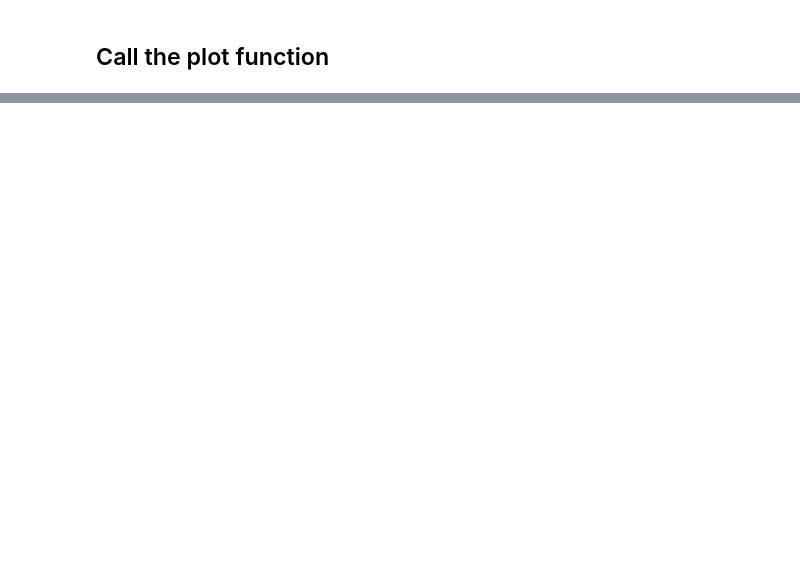
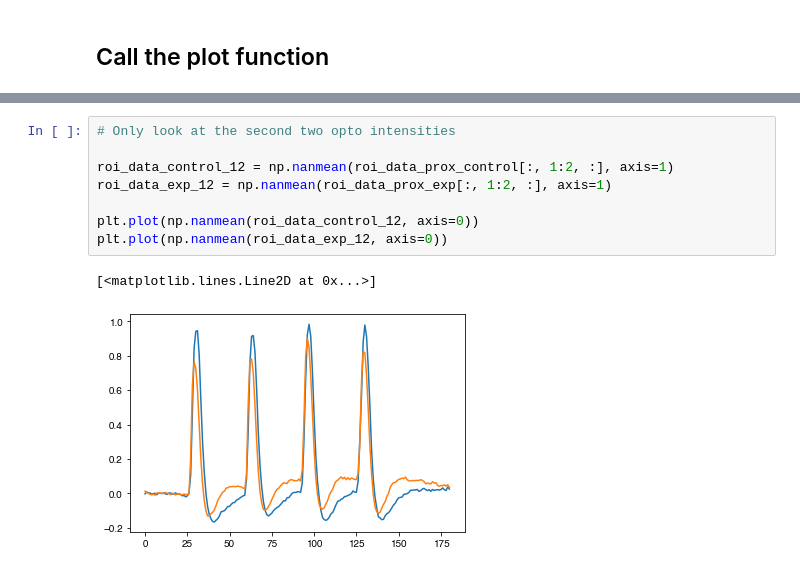
Before and after one commit to Biofall/two_photon_analysis, a Jupyter notebook: notebooks/fig_generator.ipynb, the cells around one changed output, grey strips where cells are left out. Saved outputs shown, nothing was run; the diff lists cells and outputs as text; blank space fills up the shorter version.

```diff
--- a/notebooks/fig_generator.ipynb
+++ b/notebooks/fig_generator.ipynb
@@ -319,0 +392,11 @@ plotFlashWithOptoStepTrial(mi1_prox_all[7])
+# %%
+# Only look at the second two opto intensities
+
+roi_data_control_12 = np.nanmean(roi_data_prox_control[:, 1:2, :], axis=1)
+roi_data_exp_12 = np.nanmean(roi_data_prox_exp[:, 1:2, :], axis=1)
+
+plt.plot(np.nanmean(roi_data_control_12, axis=0))
+plt.plot(np.nanmean(roi_data_exp_12, axis=0))
+# %% [output]
+[<matplotlib.lines.Line2D at 0x...>]
+[figure, added]
```
Also changed, not shown: parts of 16 cells of this notebook.
